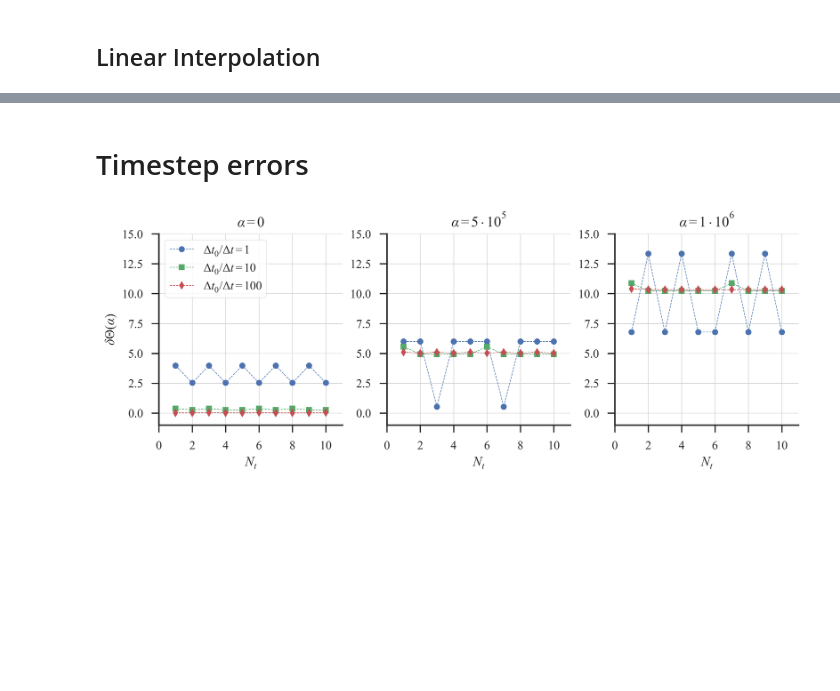
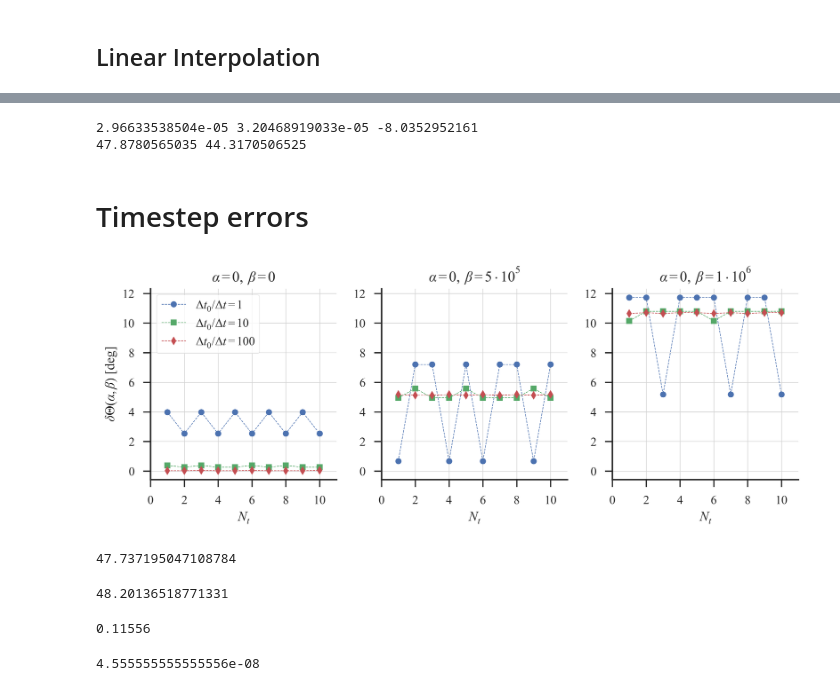
Before and after one commit to ckoerber/mercury-numerical, a Jupyter notebook: analysis/Figures.ipynb, the cells around one changed output, grey strips where cells are left out. Cells and saved outputs as stored; diff of their text form; code cells hidden in the pictures; blank space fills up the shorter version.

Commit message:
added new figures and beta parameter to scripts

```diff
--- a/analysis/Figures.ipynb
+++ b/analysis/Figures.ipynb
@@ -91,26 +102,28 @@ def get_delta_Theta(alpha, dt):
 # %% [markdown]
 # Farming
 # %%
-dt_steps = [dt0/n for n in [1,2,5,10,20,50,100]]
+dt_steps = [dt0/n for n in [1,10,100]]
 alphas   = np.linspace(1.e5, 1.e6, 10)
 alphas   = np.insert(alphas, [0], [0])
 
 data = list()
 
+alpha = 0.0
+
 for dt in dt_steps:
-    for alpha in alphas:
-
-        angles = get_delta_Theta(alpha, dt)
-
-        data.append({
-            "dt": dt,
-            "alpha": alpha,
-            "avg": np.average(angles),
-            "std": np.std(angles),
-            "angles": angles,
-        })
-
+    for par in alphas:
+        for alpha, beta in [(0.0, par),(par, 0.0)]:
+            angles = get_delta_Theta(dt, alpha=alpha, beta=beta)
+            data.append({
+                "dt": dt,
+                "alpha": alpha,
+                "beta": beta,
+                "avg": np.average(angles),
+                "std": np.std(angles),
+                "angles": angles,
+            })
 
 df = pd.DataFrame(data)
+df.drop(index=0, axis=1, inplace=True)
 df.head()
 # %% [output]
@@ -183 +205,11 @@ plt.show(fig)
+# %%
+rA = 6.982
+e =  np.sqrt(1-(rM0/rA)**2)
+del_phi = 2*np.pi * 3./4* rS**2/h
+del_phi_deg = del_phi / 2. / np.pi * 360
+print del_phi_deg, m*3, (del_phi_deg- m*3)/del_phi_deg*100
+print m*3*4.15*100*3600, del_phi_deg*4.15*100*3600
+# %% [output]
+2.96633538504e-05 3.20468919033e-05 -8.0352952161
+47.8780565035 44.3170506525
 # %%
@@ -189,49 +221,69 @@ fig, axs = plt.subplots(figsize=(a4w, a4w/2.5), dpi=500, ncols=3, nrows=1, share
 
 ax = fig.gca()
 
+par    ="beta"
+notpar ="alpha"
+
 markers = {
     0: "o", 1:"s", 2:"d",
 }
 
-for nax, (alpha, ax) in enumerate(zip(df["alpha"].unique()[[0,5,10]], axs)):
+for nax, (alpha, ax) in enumerate(zip(df[par].unique()[[0,5,10]], axs)):
     ax.set_xlabel(r"$N_t$")
-    for ndt, dt in enumerate(df["dt"].unique()[[0,3,-1]]):
-        tf = df.query("dt == @dt and alpha == @alpha")
+    for ndt, dt in enumerate(df["dt"].unique()):
+        tf = df.query("dt == @dt and {par} == @alpha and {notpar} == 0".format(par=par, notpar=notpar))
         ind = tf.index[0]
         ax.plot(
             range(1,11),
             tf.loc[ind,"angles"],
             marker=markers[ndt], ms=5,
             linestyle="--",
             lw=0.5,
             label="$\Delta t_0/\Delta t ={0:d}$".format(int(dt0/dt))
         )
         if alpha==0:
-            title=r"$\alpha = 0$"
+            title=r"$\{notpar} = 0, \; \{par} = 0$".format(par=par, notpar=notpar)
         else:
-            title=r"$\alpha = {0:1.0e}$".format(alpha)
+            title=r"$\{notpar} = 0, \; \{par} = {0:1.0e}$".format(alpha, par=par, notpar=notpar)
 
         ax.set_title(re.sub("([0-9]+)e\+0([0-9]+)","\g<1> \cdot 10^{\g<2>}",title))
         ax.grid(color='lightgray', linestyle='-', linewidth=0.5)
         ax.set_xticks([0,2,4,6,8,10])
 
 
 
 sns.despine()
 
 ax.set_xlim(0, 11)
-ax.set_ylim(-1,15)
+#ax.set_ylim(-1,15)
 
-axs[0].set_ylabel(r"$\delta \Theta(\alpha)$")
+axs[0].set_ylabel(r"$\delta \Theta(\alpha, \beta)$ [deg]")
 for n in range(1,4):
     pass#plt.setp(axs[n].get_yticklabels(),visible=False)
 
 axs[0].legend(loc="upper left", frameon=True, fontsize="small")
 
 plt.tight_layout()
 
 plt.show(fig)
 # %% [output]
-[figure, old version]
+[figure, new version]
 # %%
 fig.savefig("angular-variaton.pdf", bbox_inches="tight")
+# %%
+std  = tf.query("{par}==1.e6".format(par=par))["std"].as_matrix()[0]/1.e6
+(m-std)*3600*3 *415
+# %% [output]
+47.737195047108784
+# %%
+0.116 * 365.25/87.9 * 100
+# %% [output]
+48.20136518771331
+# %%
+10.7/10**6*3600*3
+# %% [output]
+0.11556
+# %%
+8.2e-7/(6.)**2*2
+# %% [output]
+4.555555555555556e-08
```
Also changed, not shown: parts of 4 cells of this notebook, 6 other files.
